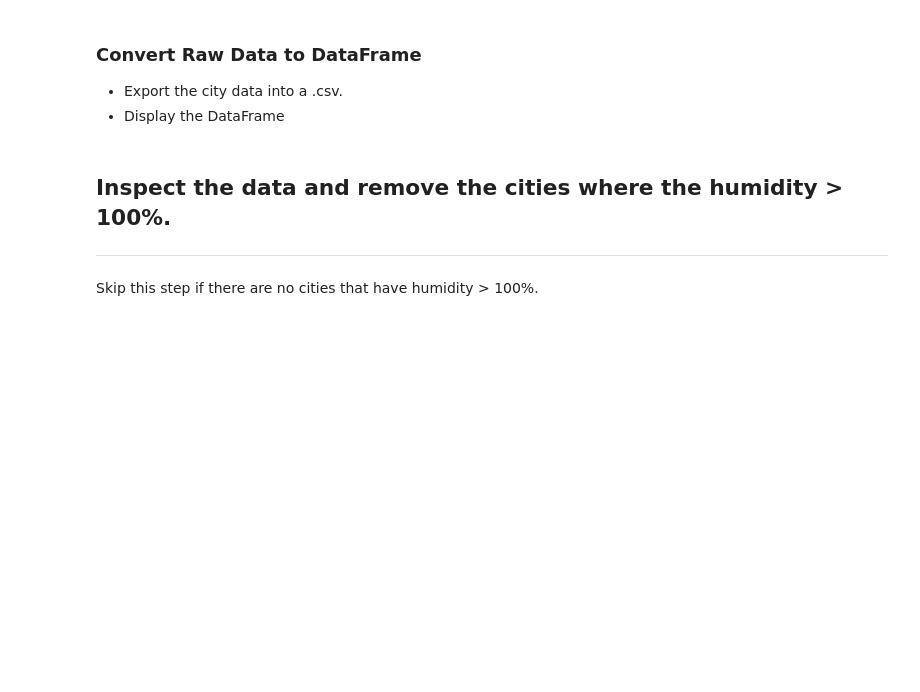
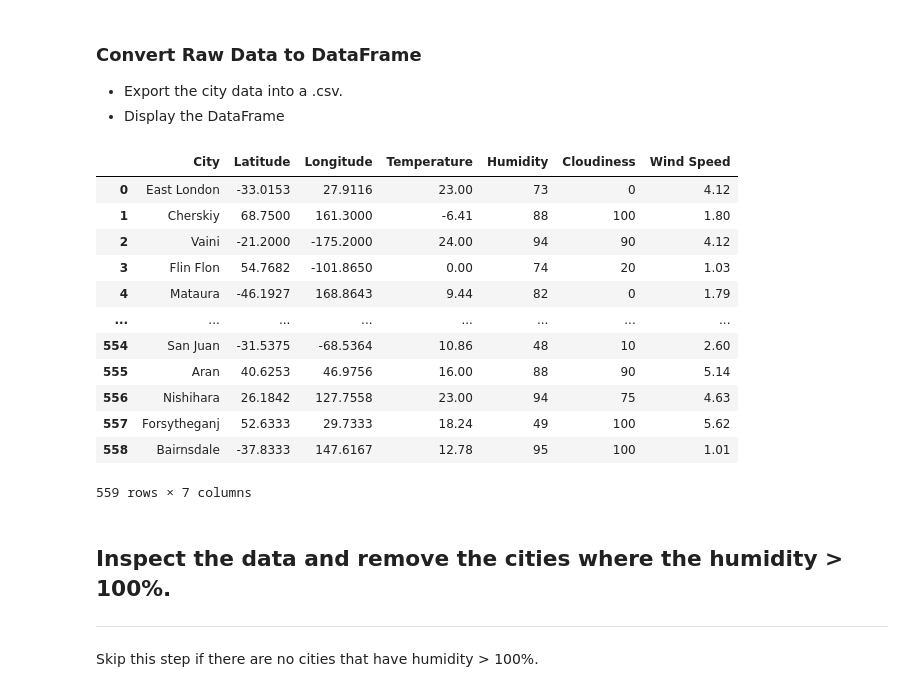
Before and after one commit to jl-horton/python-api-challenge, a Jupyter notebook: WeatherPy.ipynb, the cells around one changed output. Drawn from its saved outputs; the diff is of its cells as text; code cells hidden in the pictures; blank space fills up the shorter version.

```diff
--- a/WeatherPy.ipynb
+++ b/WeatherPy.ipynb
@@ -90,16 +110,30 @@ for city in cities:
 # %%
 # Create dataframe
 city_data_df = pd.DataFrame({'City': city_name,
                                 'Latitude': lat,
                                 'Longitude': lon,
                                 'Temperature': temp,
                                 'Humidity': humidity,
                                 'Cloudiness': cloudiness,
                                 'Wind Speed': wind_sp})
 
 #pd.DataFrame.to_csv(city_data_df, 'city_data.csv')
 
-city_data_df.head()
+city_data_df
+# %% [output]
+|  | City | Latitude | Longitude | Temperature | Humidity | Cloudiness | Wind Speed |
+| 0 | East London | -33.0153 | 27.9116 | 23.00 | 73 | 0 | 4.12 |
+| 1 | Cherskiy | 68.7500 | 161.3000 | -6.41 | 88 | 100 | 1.80 |
+| 2 | Vaini | -21.2000 | -175.2000 | 24.00 | 94 | 90 | 4.12 |
+| 3 | Flin Flon | 54.7682 | -101.8650 | 0.00 | 74 | 20 | 1.03 |
+| 4 | Mataura | -46.1927 | 168.8643 | 9.44 | 82 | 0 | 1.79 |
+| ... | ... | ... | ... | ... | ... | ... | ... |
+| 554 | San Juan | -31.5375 | -68.5364 | 10.86 | 48 | 10 | 2.60 |
+| 555 | Aran | 40.6253 | 46.9756 | 16.00 | 88 | 90 | 5.14 |
+| 556 | Nishihara | 26.1842 | 127.7558 | 23.00 | 94 | 75 | 4.63 |
+| 557 | Forsytheganj | 52.6333 | 29.7333 | 18.24 | 49 | 100 | 5.62 |
+| 558 | Bairnsdale | -37.8333 | 147.6167 | 12.78 | 95 | 100 | 1.01 |
+559 rows × 7 columns
 # %% [markdown]
 ## Inspect the data and remove the cities where the humidity > 100%.
 ----
```
Also changed, not shown: parts of 16 cells of this notebook, 13 other files.
